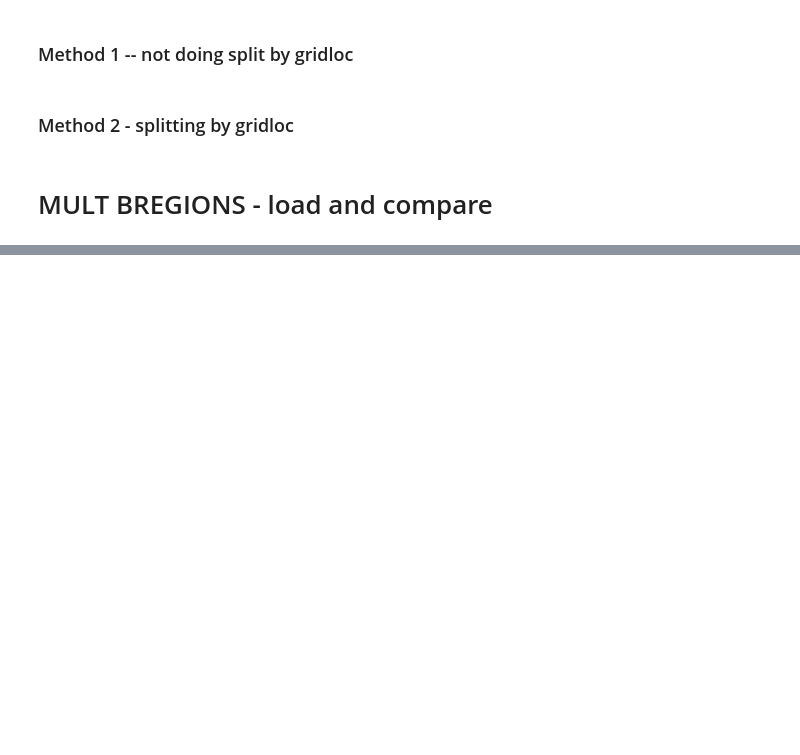
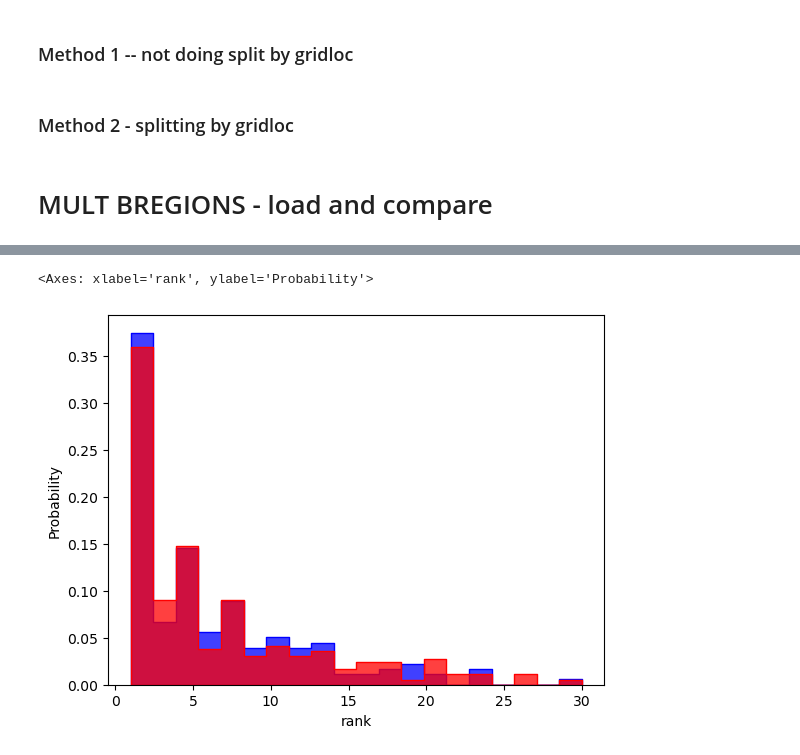
Before and after one commit to lucast4/neuralmonkey, a Jupyter notebook: neuralmonkey/notebooks_tutorials/240726_momentbymoment_decode_novel.ipynb, the cells around one changed output, grey strips where cells are left out. Saved outputs shown, nothing was run; the diff lists cells and outputs as text; code cells hidden in the pictures; blank space fills up the shorter version.

```diff
--- a/neuralmonkey/notebooks_tutorials/240726_momentbymoment_decode_novel.ipynb
+++ b/neuralmonkey/notebooks_tutorials/240726_momentbymoment_decode_novel.ipynb
@@ -388,0 +388,5 @@ for animal, date in [("Pancho", 240524), ("Diego", 240523)]:
+# %%
+from neuralmonkey.scripts.analy_decode_moment_novelprims import analy_novelprims_dfscores_condition
+
+dflab = pd.concat([Dc.PAtrain.Xlabels["trials"] for Dc in list_Dc]).reset_index(drop=True)
+map_tc_to_novel, map_shape_to_novel = analy_novelprims_dfscores_condition(DFSCORES, dflab)
@@ -388,0 +553,7 @@ for animal, date in [("Pancho", 240524), ("Diego", 240523)]:
+# %%
+dfranks = pd.DataFrame(res)
+# Add other variables (novel , etc)
+
+# [map_tc_to_novel[tc] for tc in dfranks["trialcode"]]
+dfranks["pa_class_novel"] = [map_shape_to_novel[sh] for sh in dfranks["pa_class"]]
+dfranks
@@ -388,0 +574,12 @@ for animal, date in [("Pancho", 240524), ("Diego", 240523)]:
+# %%
+bregion = "PMv_m"
+dfranks_this = dfranks[(dfranks["bregion"] == bregion) & (dfranks["pa_class_novel"] == True)]
+# sns.histplot(data=dfranks_this, x="rank", hue="pa_class_novel", stat="probability", element="step")
+sns.histplot(data=dfranks_this, x="rank", stat="probability", element="step", bins=20, color="b")
+
+dfranks_this = dfranks[(dfranks["bregion"] == bregion) & (dfranks["pa_class_novel"] == False)]
+# sns.histplot(data=dfranks_this, x="rank", hue="pa_class_novel", stat="probability", element="step")
+sns.histplot(data=dfranks_this, x="rank", stat="probability", element="step", bins=20, color="r")
+# %% [output]
+<Axes: xlabel='rank', ylabel='Probability'>
+[figure, added]
```
Also changed, not shown: parts of 15 cells of this notebook, 5 other files.
